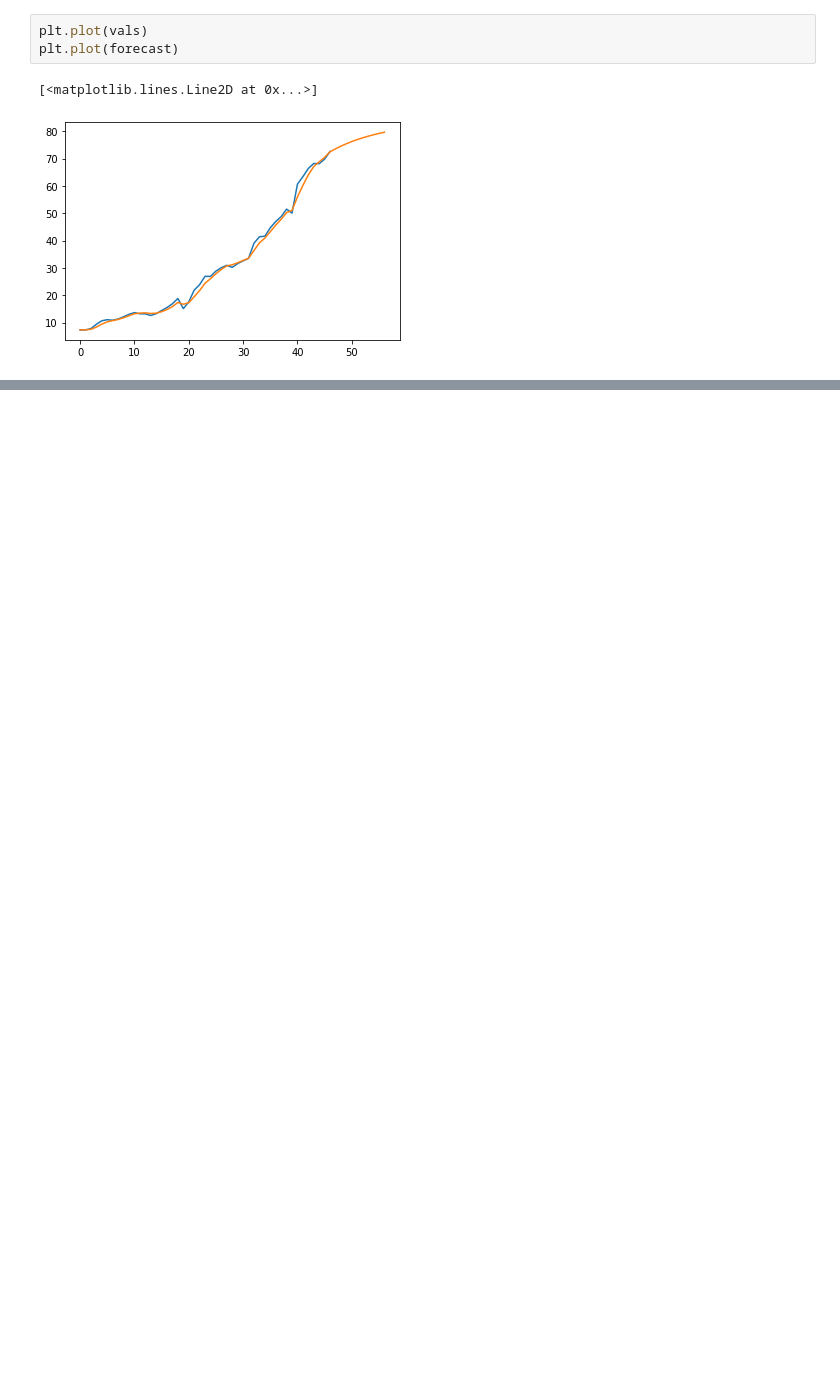
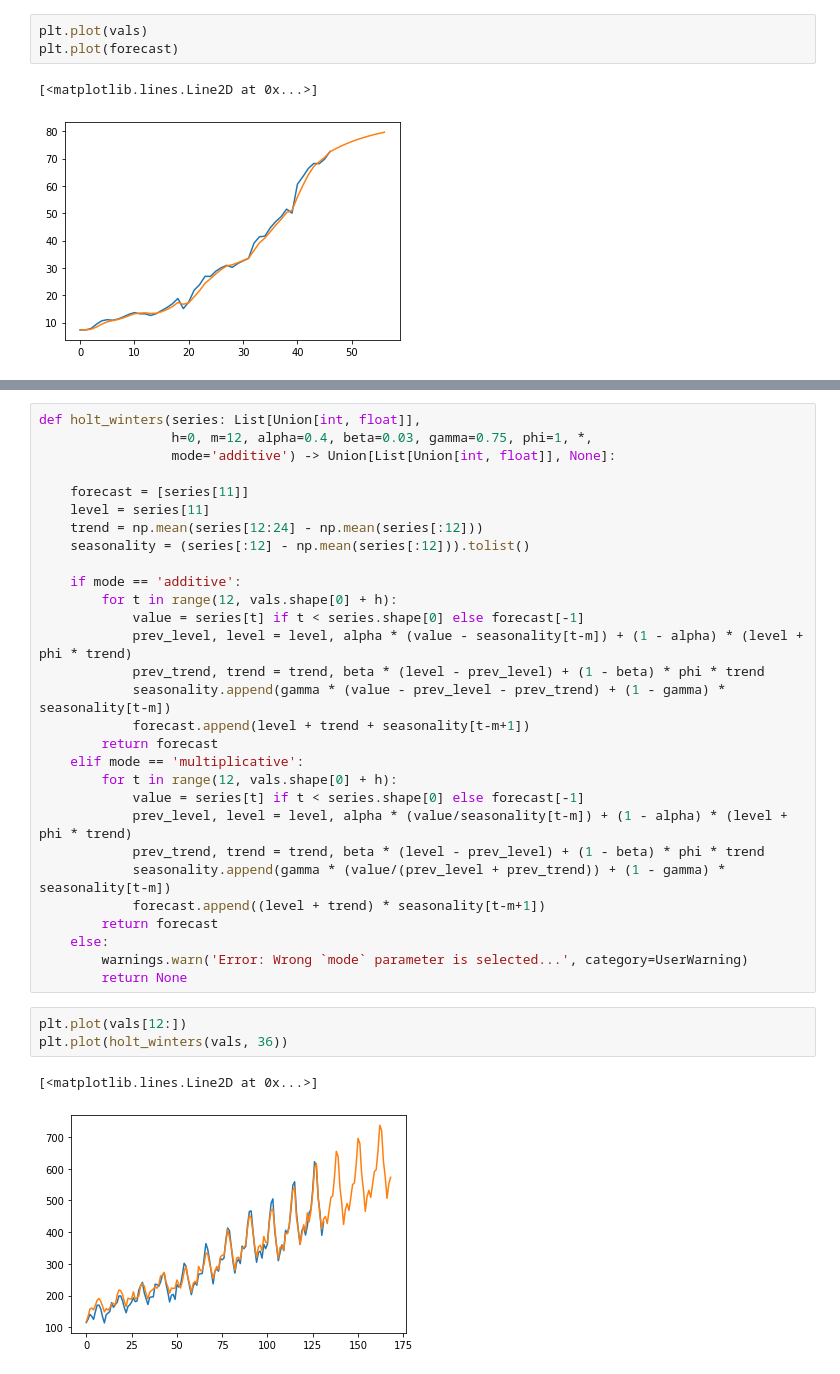
Before and after one commit to endygamedev/university, a Jupyter notebook: 3-course-6-semester/forecasting-methods/task-2/task-2.ipynb, the cells around one changed output, grey strips where cells are left out. Drawn from its saved outputs; the diff is of its cells as text; blank space fills up the shorter version.

```diff
--- a/3-course-6-semester/forecasting-methods/task-2/task-2.ipynb
+++ b/3-course-6-semester/forecasting-methods/task-2/task-2.ipynb
@@ -107,0 +147,35 @@ plt.plot(forecast)
+# %%
+def holt_winters(series: List[Union[int, float]],
+                 h=0, m=12, alpha=0.4, beta=0.03, gamma=0.75, phi=1, *,
+                 mode='additive') -> Union[List[Union[int, float]], None]:
+
+    forecast = [series[11]]
+    level = series[11]
+    trend = np.mean(series[12:24] - np.mean(series[:12]))
+    seasonality = (series[:12] - np.mean(series[:12])).tolist()
+
+    if mode == 'additive':
+        for t in range(12, vals.shape[0] + h):
+            value = series[t] if t < series.shape[0] else forecast[-1]
+            prev_level, level = level, alpha * (value - seasonality[t-m]) + (1 - alpha) * (level + phi * trend)
+            prev_trend, trend = trend, beta * (level - prev_level) + (1 - beta) * phi * trend
+            seasonality.append(gamma * (value - prev_level - prev_trend) + (1 - gamma) * seasonality[t-m])
+            forecast.append(level + trend + seasonality[t-m+1])
+        return forecast
+    elif mode == 'multiplicative':
+        for t in range(12, vals.shape[0] + h):
+            value = series[t] if t < series.shape[0] else forecast[-1]
+            prev_level, level = level, alpha * (value/seasonality[t-m]) + (1 - alpha) * (level + phi * trend)
+            prev_trend, trend = trend, beta * (level - prev_level) + (1 - beta) * phi * trend
+            seasonality.append(gamma * (value/(prev_level + prev_trend)) + (1 - gamma) * seasonality[t-m])
+            forecast.append((level + trend) * seasonality[t-m+1])
+        return forecast
+    else:
+        warnings.warn('Error: Wrong `mode` parameter is selected...', category=UserWarning)
+        return None
+# %%
+plt.plot(vals[12:])
+plt.plot(holt_winters(vals, 36))
+# %% [output]
+[<matplotlib.lines.Line2D at 0x...>]
+[figure, added]
```
Also changed, not shown: parts of 34 cells of this notebook, 2 other files.
